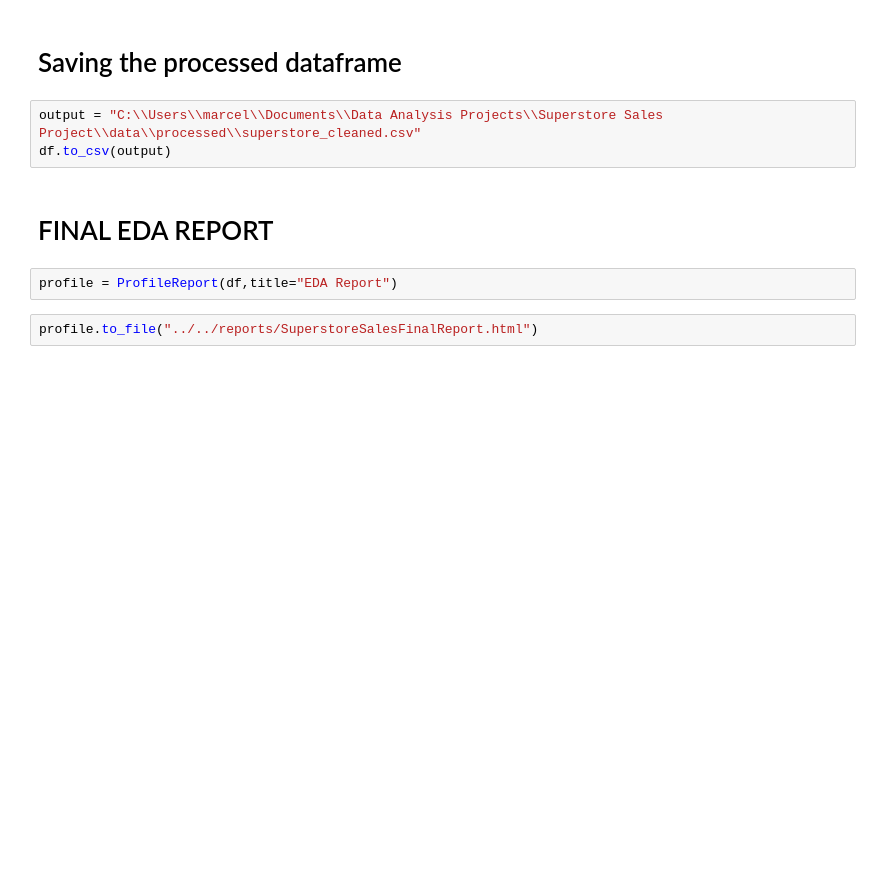
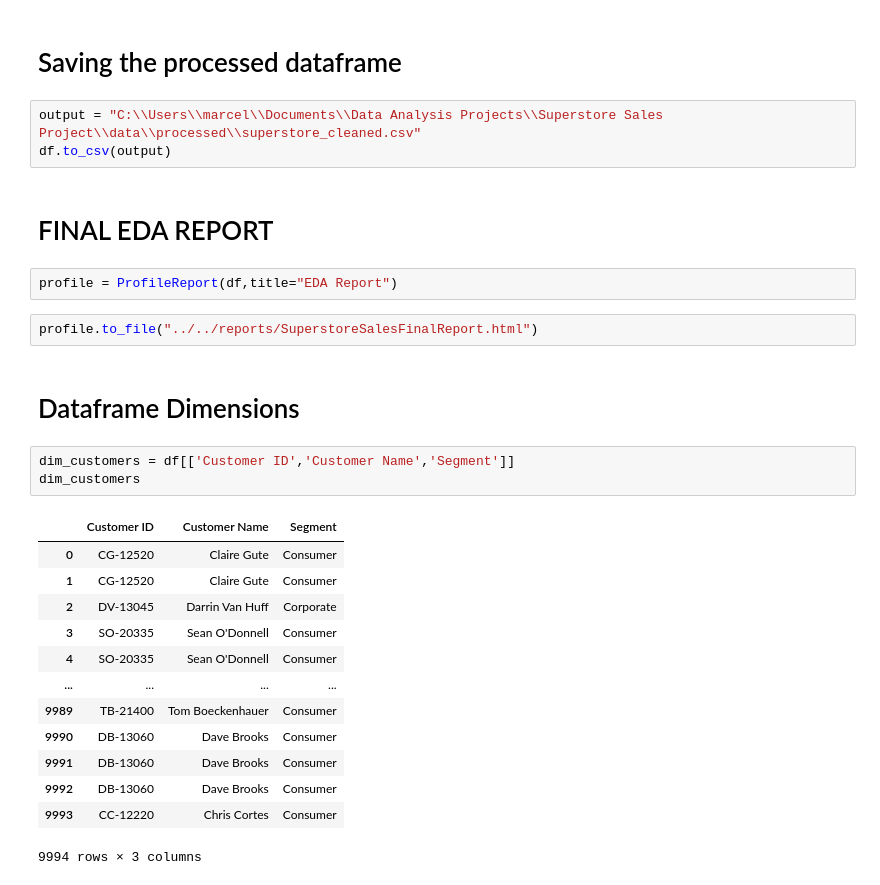
Before and after one commit to MarcelNazare/Superstore-Sales-Project, a Jupyter notebook: python/notebooks/main.ipynb, the cells around one changed output. Drawn from its saved outputs; the diff is of its cells as text; blank space fills up the shorter version.

```diff
--- a/python/notebooks/main.ipynb
+++ b/python/notebooks/main.ipynb
@@ -353,3 +353,22 @@ df.to_csv(output)
 profile = ProfileReport(df,title="EDA Report")
 # %%
 profile.to_file("../../reports/SuperstoreSalesFinalReport.html")
+# %% [markdown]
+# Dataframe Dimensions
+# %%
+dim_customers = df[['Customer ID','Customer Name','Segment']]
+dim_customers
+# %% [output]
+|  | Customer ID | Customer Name | Segment |
+| 0 | CG-12520 | Claire Gute | Consumer |
+| 1 | CG-12520 | Claire Gute | Consumer |
+| 2 | DV-13045 | Darrin Van Huff | Corporate |
+| 3 | SO-20335 | Sean O'Donnell | Consumer |
+| 4 | SO-20335 | Sean O'Donnell | Consumer |
+| ... | ... | ... | ... |
+| 9989 | TB-21400 | Tom Boeckenhauer | Consumer |
+| 9990 | DB-13060 | Dave Brooks | Consumer |
+| 9991 | DB-13060 | Dave Brooks | Consumer |
+| 9992 | DB-13060 | Dave Brooks | Consumer |
+| 9993 | CC-12220 | Chris Cortes | Consumer |
+9994 rows × 3 columns
```
Also changed, not shown: parts of 4 cells of this notebook, 3 other files.
